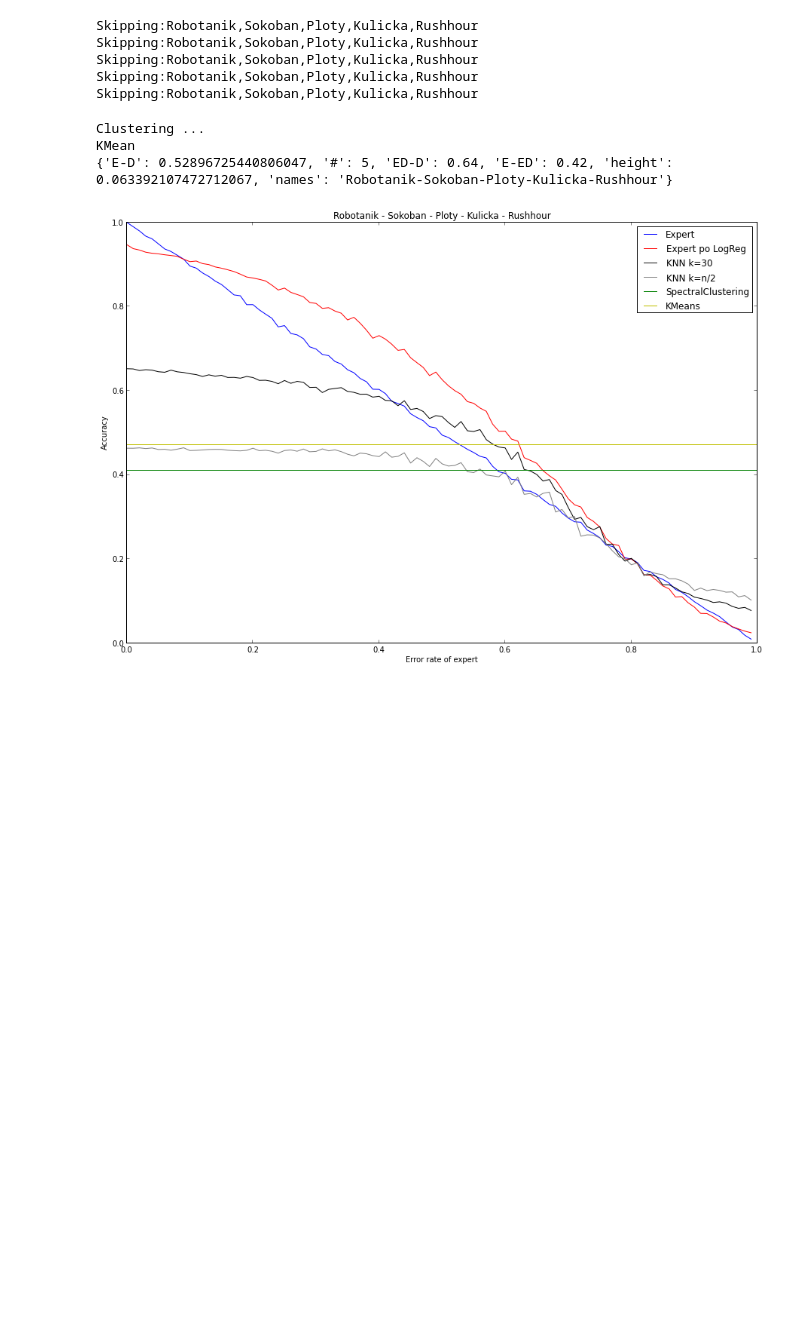
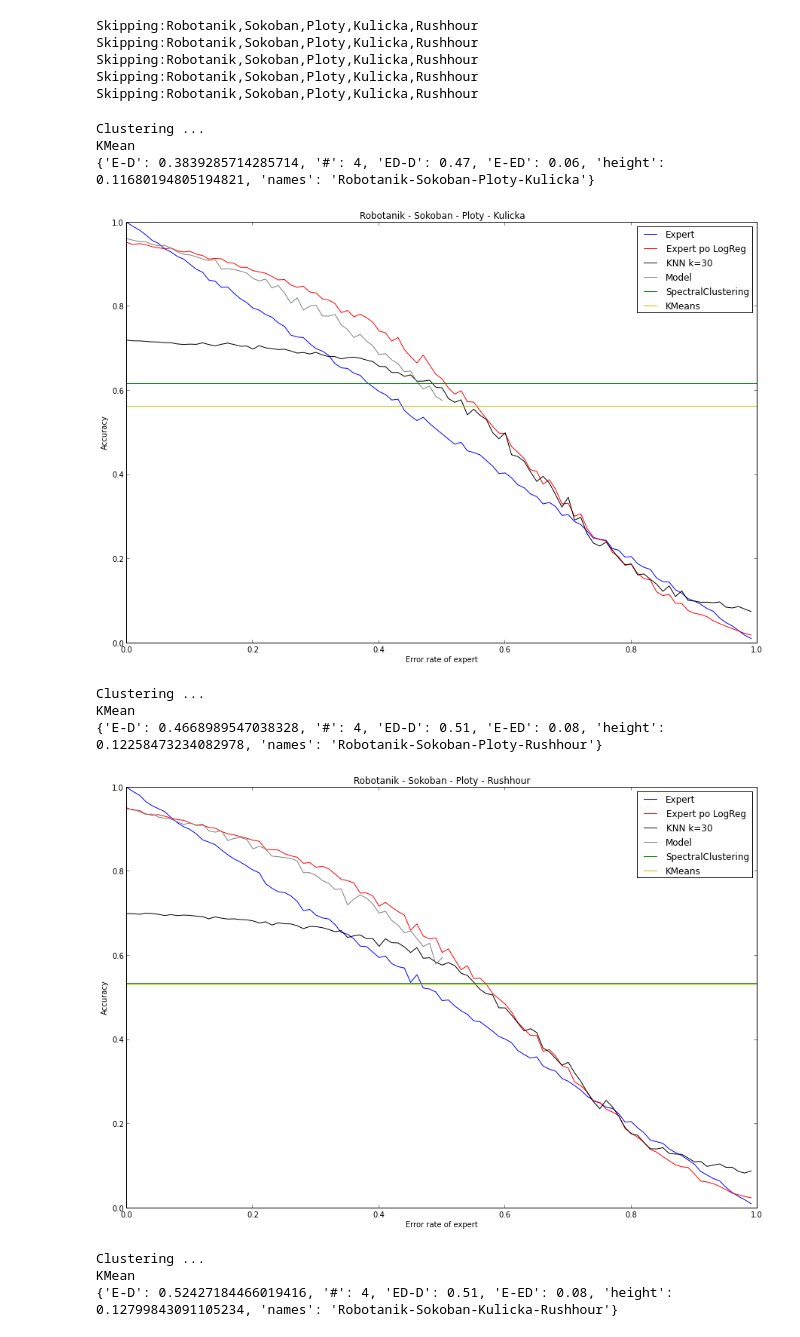
Before and after one commit to adaptive-learning/thrans, a Jupyter notebook: Koncepty/Correction - more problems - All.ipynb, the cells around one changed output. Cells and saved outputs as stored; diff of their text form; code cells hidden in the pictures; blank space fills up the shorter version.

```diff
--- a/Koncepty/Correction - more problems - All.ipynb
+++ b/Koncepty/Correction - more problems - All.ipynb
@@ -87,6 +87,15 @@ def get_corr(label_names):
         data = data.join(d, how="inner") if data else d
     corr = data.corr(method="spearman")
 
+    return corr, sizesdef get_corr(label_names):
+    sizes = []
+    data = None
+    for l in label_names:
+        d = pd.io.parsers.read_csv("Data/{0}_user_time.csv".format(l), index_col=0)
+        sizes.append(d.columns.size)
+        data = data.join(d, how="inner") if data else d
+    corr = data.corr(method="spearman")
+
     return corr, sizes
 # %%
 reg = 0.5
@@ -125,7 +134,7 @@ Skipping:Robotanik,Sokoban,Ploty,Kulicka,Rushhour
 Skipping:Robotanik,Sokoban,Ploty,Kulicka,Rushhour
 Skipping:Robotanik,Sokoban,Ploty,Kulicka,Rushhour
 # %%
-1 - max(prSC, prKM)def make_stat(label_names, KNN=False):
+def make_stat(label_names, KNN=False, model=False):
     corr, sizes = get_corr(label_names)
     solution = []
     for i in range(len(sizes)):
@@ -142,10 +151,13 @@ Skipping:Robotanik,Sokoban,Ploty,Kulicka,Rushhour
 
     values = np.load("computed/values LR+KNN {0}.npy".format("-".join(label_names), len(label_names)))
 
+    modelX, modelY = getModelPlot("-".join(label_names), len(label_names))
+
+    vals = values[1]
     if KNN:
         vals = values[2]
-    else:
-        vals = values[1]
+    if model:
+        vals = np.array(modelY + [0] * (len(values[0]) - len(modelY)))
 
     int = np.sum((values[0] < vals) & (vals > prSC ) * 1) / float(values[0].size)
     baseline = np.maximum(values[0], np.array([prSC]*len(values[0])))
@@ -168,10 +180,13 @@ Skipping:Robotanik,Sokoban,Ploty,Kulicka,Rushhour
             "height": height,
             }
 
+
+
     plt.plot(points, values[0], "b-", label="Expert")
     plt.plot(points, values[1], "r-", label="Expert po LogReg")
     plt.plot(points, values[2], "k-", label="KNN k=30")
-    plt.plot(points, values[3], "r-", color="0.5", label="KNN k=n/2")
+    plt.plot(modelX, modelY, "k-", color="0.5", label="Model")
+    #plt.plot(points, values[3], "r-", color="0.5", label="KNN k=n/2")
     plt.plot([0,1], [prSC,prSC], "g-", label="SpectralClustering")
     plt.plot([0,1], [prKM,prKM], "y-", label="KMeans")
     plt.title(" - ".join(label_names))
@@ -183,28 +206,35 @@ Skipping:Robotanik,Sokoban,Ploty,Kulicka,Rushhour
 # %%
 import json
 js = []
 pylab.rcParams['figure.figsize'] = 15,10
 
-for _ in [0]:
-#for ix in range(len(all_label_names)):
-    #for jx in range(ix+1, len(all_label_names)):
-        #for kx in range(jx+1, len(all_label_names)):
-            #for lx in range(kx+1, len(all_label_names)):
+#for _ in [0]:
+for ix in range(len(all_label_names)):
+    for jx in range(ix+1, len(all_label_names)):
+        for kx in range(jx+1, len(all_label_names)):
+            for lx in range(kx+1, len(all_label_names)):
                 label_names = [all_label_names[ix], all_label_names[jx]]
-                #label_names = [all_label_names[ix], all_label_names[jx], all_label_names[kx]]
-                #label_names = [all_label_names[ix], all_label_names[jx], all_label_names[kx],  all_label_names[lx]]
-                label_names = all_label_names
-                j = make_stat(label_names, KNN=True)
+                label_names = [all_label_names[ix], all_label_names[jx], all_label_names[kx]]
+                label_names = [all_label_names[ix], all_label_names[jx], all_label_names[kx],  all_label_names[lx]]
+                #label_names = all_label_names
+                j = make_stat(label_names, KNN=False, model=True)
                 print j
                 js.append(j)
-                #plt.savefig("graphs - compare - final/{0} {1}.png".format(len(label_names), "-".join(label_names)))
+                plt.savefig("graphs - compare - final/{0} {1}.png".format(len(label_names), "-".join(label_names)))
                 plt.show()
 
 
-with open("computed/KNN {0} problems.json".format(len(label_names)), "w") as f:
+with open("computed/model {0} problems.json".format(len(label_names)), "w") as f:
     f.write(json.dumps(js))
 # %% [output]
 Clustering ...
 KMean
-{'E-D': 0.52896725440806047, '#': 5, 'ED-D': 0.64, 'E-ED': 0.42, 'height': 0.063392107472712067, 'names': 'Robotanik-Sokoban-Ploty-Kulicka-Rushhour'}
+{'E-D': 0.3839285714285714, '#': 4, 'ED-D': 0.47, 'E-ED': 0.06, 'height': 0.11680194805194821, 'names': 'Robotanik-Sokoban-Ploty-Kulicka'}
-[figure, old version]
+[figure, new version]
+Clustering ...
+KMean
+{'E-D': 0.4668989547038328, '#': 4, 'ED-D': 0.51, 'E-ED': 0.08, 'height': 0.12258473234082978, 'names': 'Robotanik-Sokoban-Ploty-Rushhour'}
+[figure, added]
+Clustering ...
+KMean
+{'E-D': 0.52427184466019416, '#': 4, 'ED-D': 0.51, 'E-ED': 0.08, 'height': 0.12799843091105234, 'names': 'Robotanik-Sokoban-Kulicka-Rushhour'}
```
Also changed, not shown: parts of 2 cells of this notebook, 43 other files.
